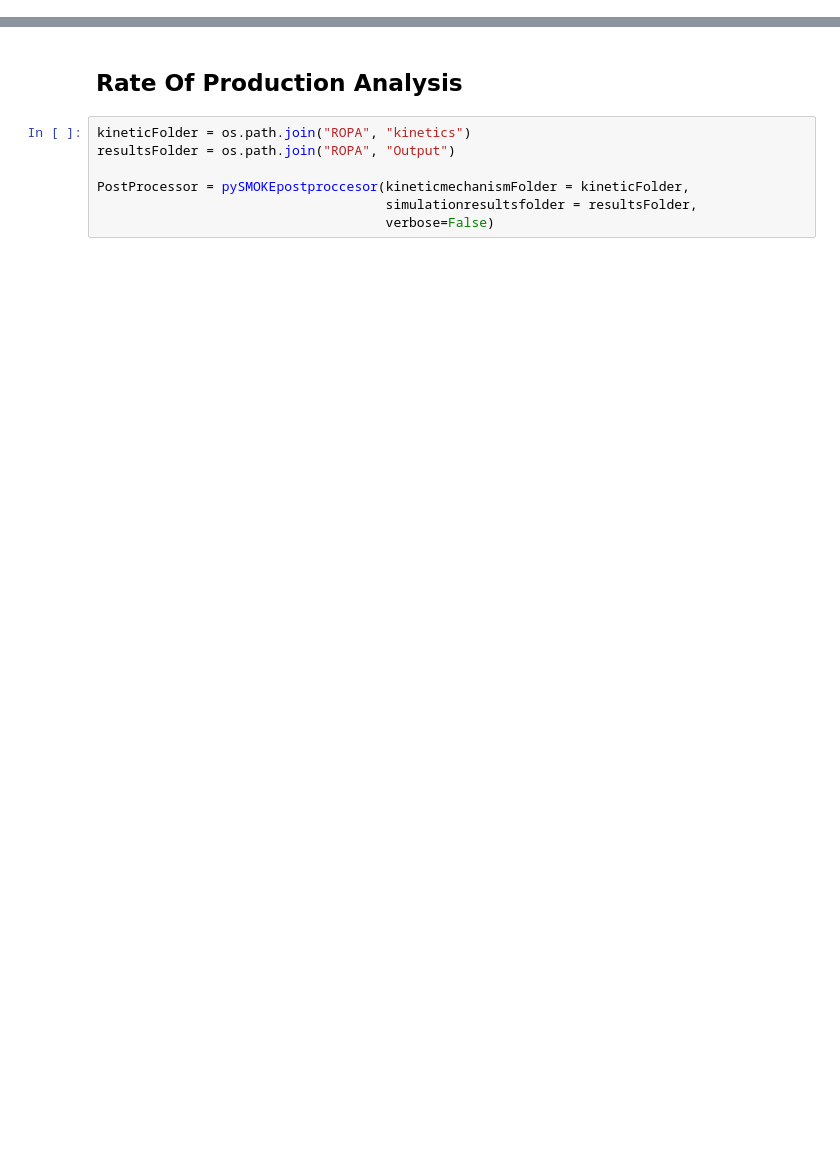
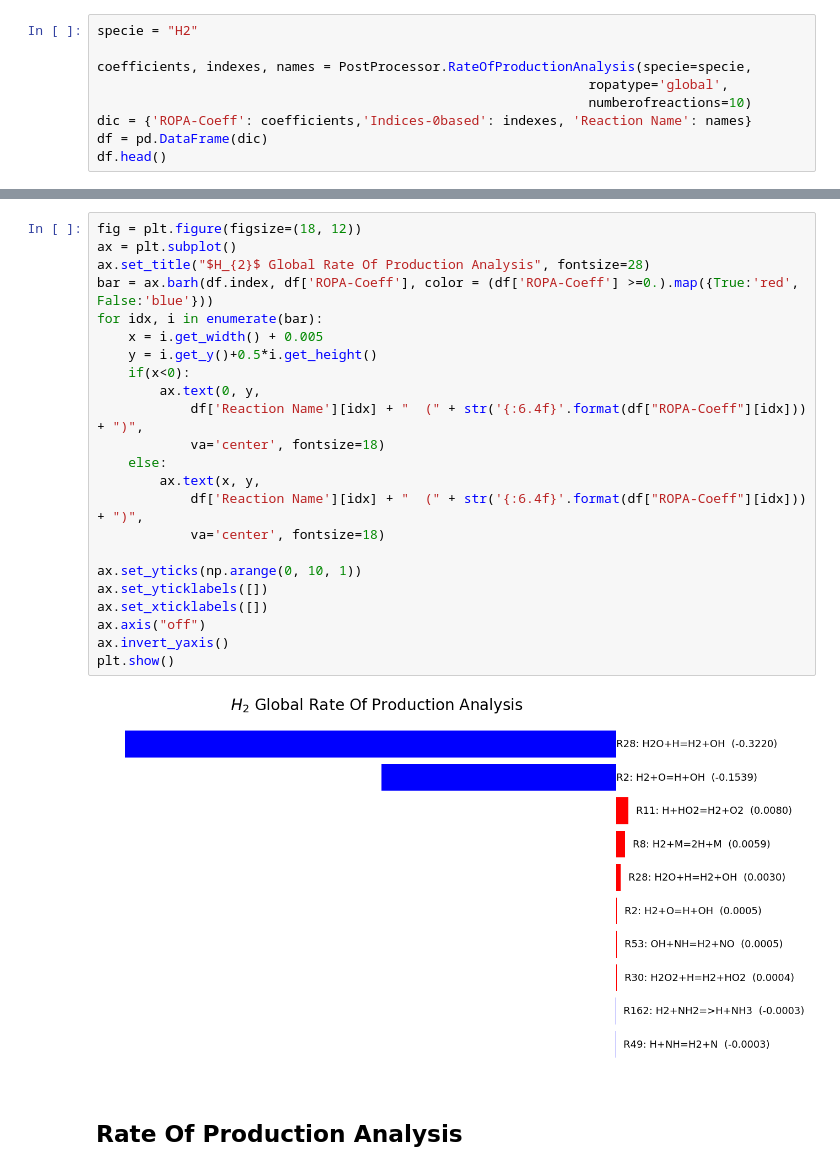
Before and after one commit to tdinelli/pySMOKEPostProcessor, a Jupyter notebook: examples/ROPA.ipynb, the cells around one changed output, grey strips where cells are left out. Drawn from its saved outputs; the diff is of its cells as text; blank space fills up the shorter version.

Commit message:
Update ROPA example

```diff
--- a/examples/ROPA.ipynb
+++ b/examples/ROPA.ipynb
@@ -7,0 +19,9 @@ import matplotlib.pyplot as plt
+# %%
+specie = "H2"
+
+coefficients, indexes, names = PostProcessor.RateOfProductionAnalysis(specie=specie,
+                                                               ropatype='global',
+                                                               numberofreactions=10)
+dic = {'ROPA-Coeff': coefficients,'Indices-0based': indexes, 'Reaction Name': names}
+df = pd.DataFrame(dic)
+df.head()
@@ -8,12 +35,30 @@ import matplotlib.pyplot as plt
+# %%
+fig = plt.figure(figsize=(18, 12))
+ax = plt.subplot()
+ax.set_title("$H_{2}$ Global Rate Of Production Analysis", fontsize=28)
+bar = ax.barh(df.index, df['ROPA-Coeff'], color = (df['ROPA-Coeff'] >=0.).map({True:'red', False:'blue'}))
+for idx, i in enumerate(bar):
+    x = i.get_width() + 0.005
+    y = i.get_y()+0.5*i.get_height()
+    if(x<0):
+        ax.text(0, y,
+            df['Reaction Name'][idx] + "  (" + str('{:6.4f}'.format(df["ROPA-Coeff"][idx])) + ")",
+            va='center', fontsize=18)
+    else:
+        ax.text(x, y,
+            df['Reaction Name'][idx] + "  (" + str('{:6.4f}'.format(df["ROPA-Coeff"][idx])) + ")",
+            va='center', fontsize=18)
+
+ax.set_yticks(np.arange(0, 10, 1))
+ax.set_yticklabels([])
+ax.set_xticklabels([])
+ax.axis("off")
+ax.invert_yaxis()
+plt.show()
+# %% [output]
+[figure, added]
 # %% [markdown]
 ## Rate Of Production Analysis
-# %%
-kineticFolder = os.path.join("ROPA", "kinetics")
-resultsFolder = os.path.join("ROPA", "Output")
-
-PostProcessor = pySMOKEpostproccesor(kineticmechanismFolder = kineticFolder,
-                                     simulationresultsfolder = resultsFolder,
-                                     verbose=False)
 # %%
 specie = "H2"
 
```
Also changed, not shown: parts of 10 cells of this notebook.
